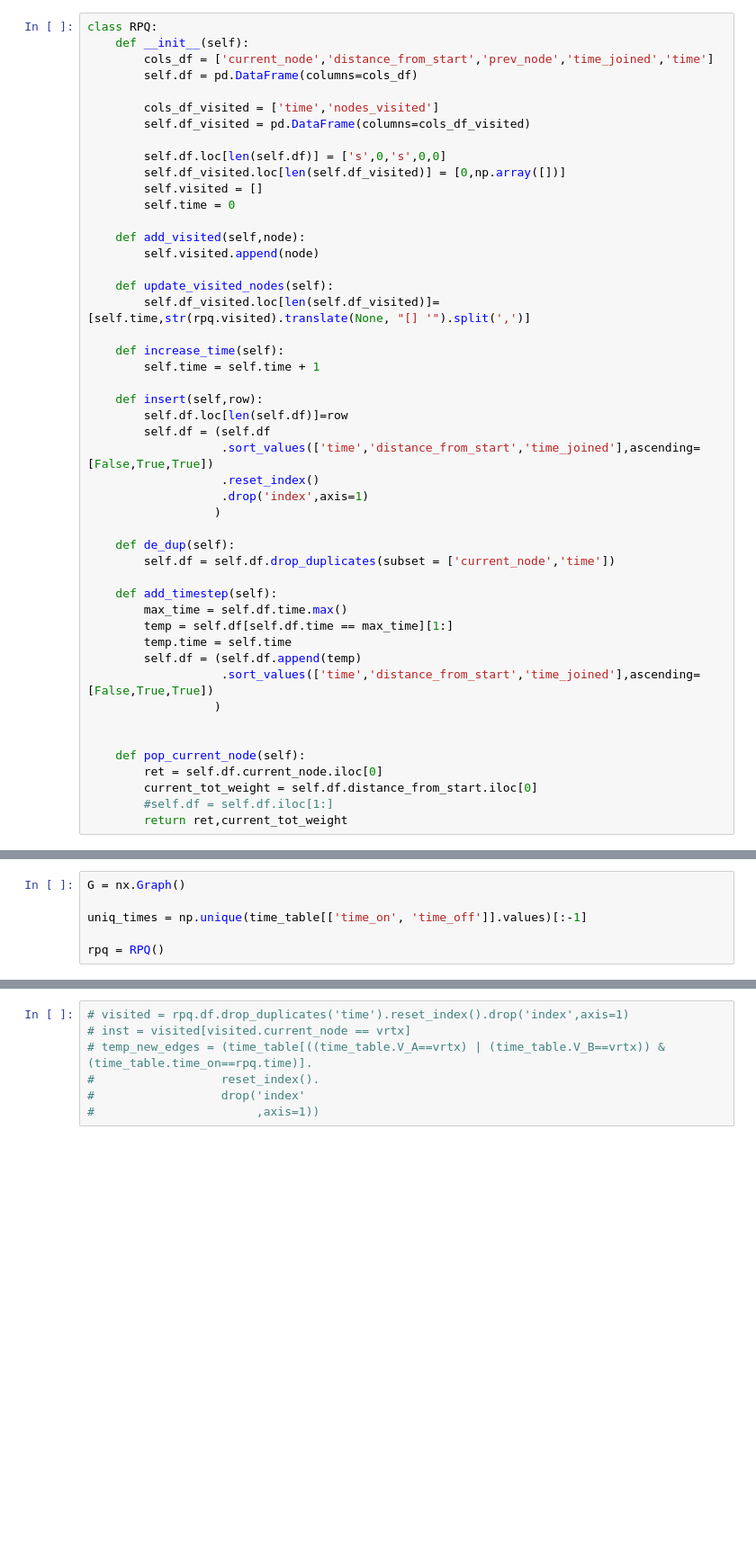
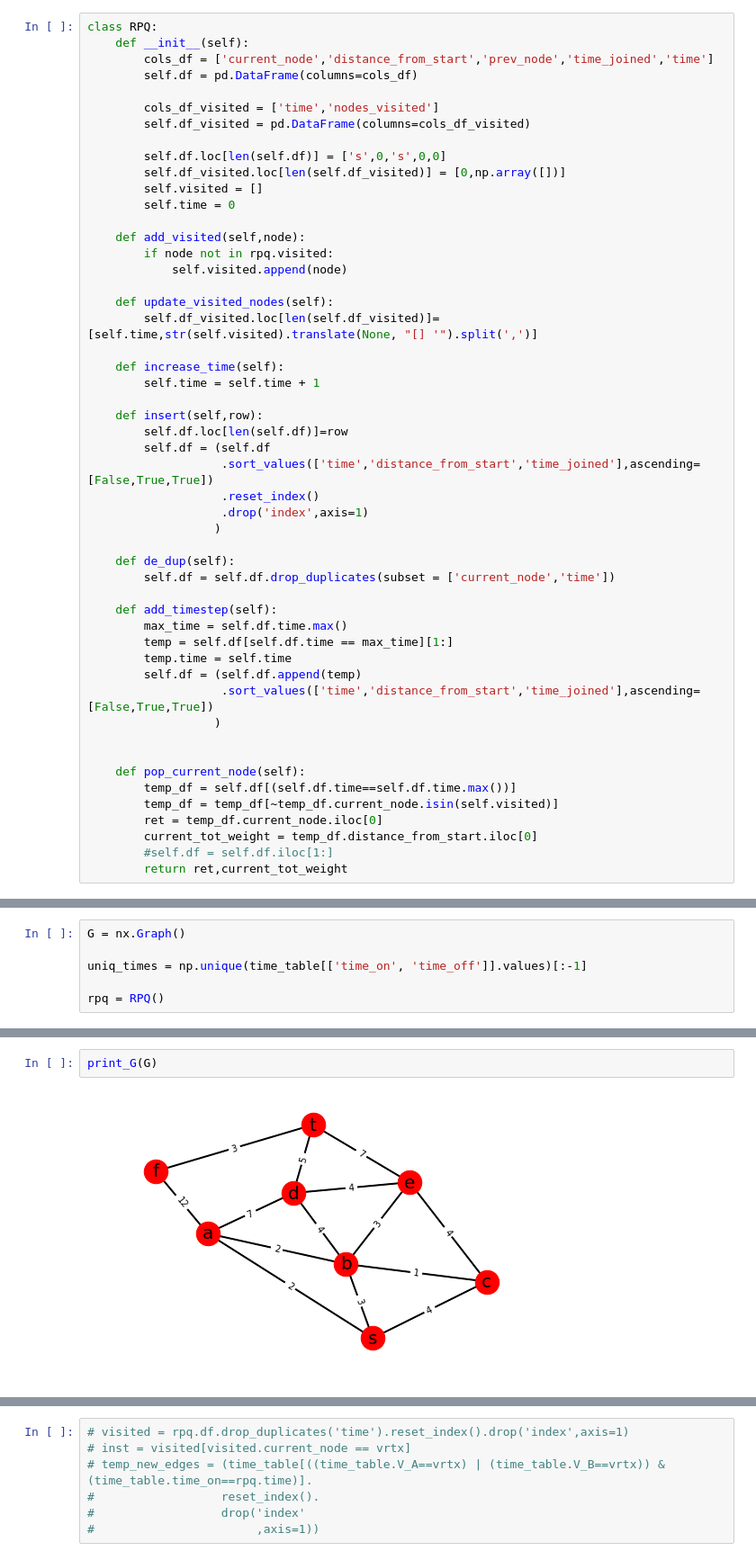
Before and after one commit to kostfere/code_snippets, a Jupyter notebook: dynamic_dijkstra.ipynb, the cells around one changed output, grey strips where cells are left out. Shown: that part at 90% size. Drawn from its saved outputs; the diff is of its cells as text; blank space fills up the shorter version.

```diff
--- a/dynamic_dijkstra.ipynb
+++ b/dynamic_dijkstra.ipynb
@@ -43,10 +43,11 @@ class RPQ:
         self.time = 0
 
     def add_visited(self,node):
-        self.visited.append(node)
+        if node not in rpq.visited:
+            self.visited.append(node)
 
     def update_visited_nodes(self):
-        self.df_visited.loc[len(self.df_visited)]=[self.time,str(rpq.visited).translate(None, "[] '").split(',')]
+        self.df_visited.loc[len(self.df_visited)]=[self.time,str(self.visited).translate(None, "[] '").split(',')]
 
     def increase_time(self):
         self.time = self.time + 1
@@ -72,7 +73,9 @@ class RPQ:
 
 
     def pop_current_node(self):
-        ret = self.df.current_node.iloc[0]
-        current_tot_weight = self.df.distance_from_start.iloc[0]
+        temp_df = self.df[(self.df.time==self.df.time.max())]
+        temp_df = temp_df[~temp_df.current_node.isin(self.visited)]
+        ret = temp_df.current_node.iloc[0]
+        current_tot_weight = temp_df.distance_from_start.iloc[0]
         #self.df = self.df.iloc[1:]
         return ret,current_tot_weight
@@ -310,0 +215,4 @@ vrtx
+# %%
+print_G(G)
+# %% [output]
+[figure, added]
```
Also changed, not shown: parts of 51 cells of this notebook, 2 other files.
